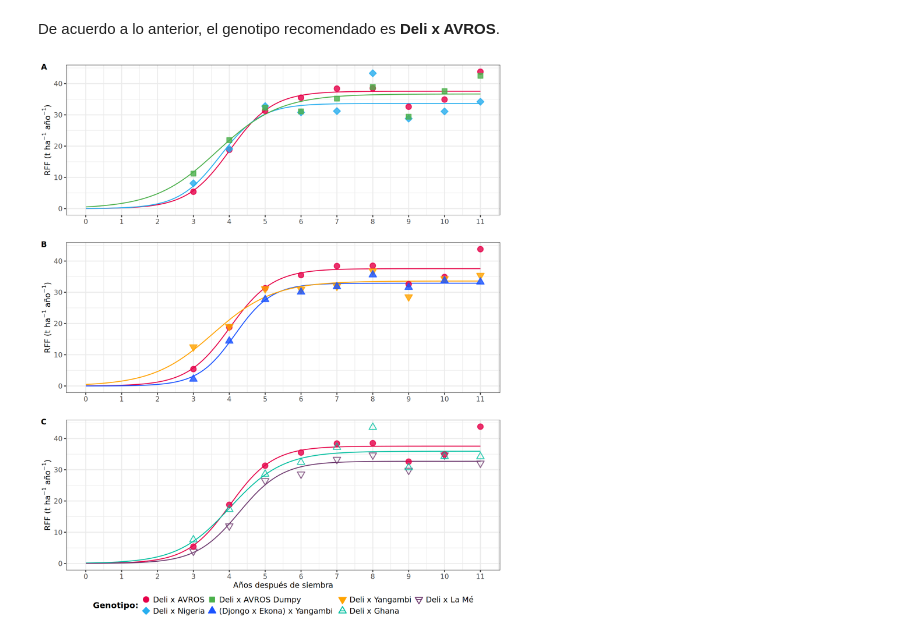
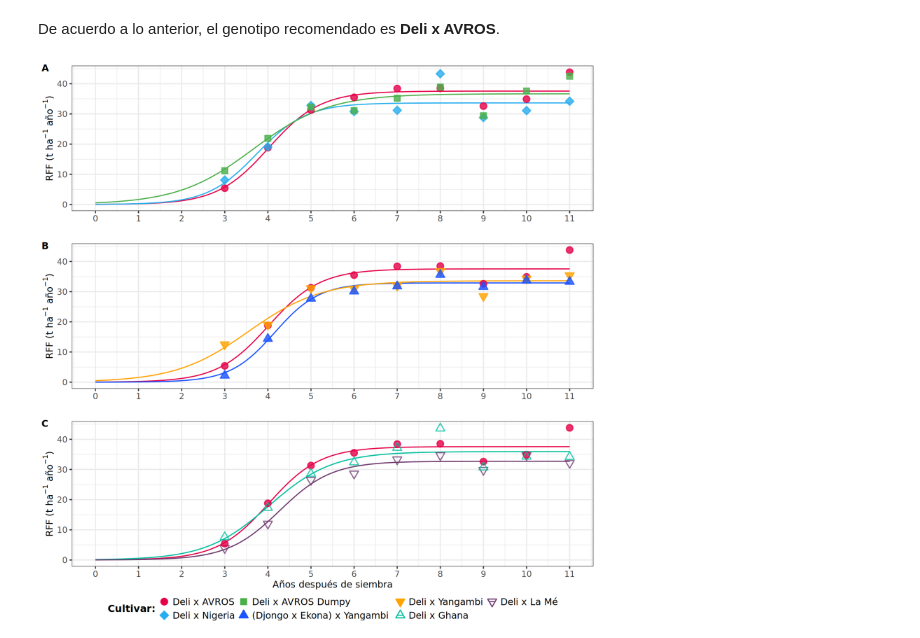
Before and after one commit to hdescobarh/journey-resolution, a Jupyter notebook: FV_Taller03_crecimiento/Code/raw_report.ipynb, the cells around one changed output. Cells and saved outputs as stored; diff of their text form; code cells hidden in the pictures.

```diff
--- a/FV_Taller03_crecimiento/Code/raw_report.ipynb
+++ b/FV_Taller03_crecimiento/Code/raw_report.ipynb
@@ -241,14 +261,0 @@ Se seleccionará el genotipo priorizando empezar a producir en menor tiempo (alt
-# %%
-top_genotypes <- data.frame(
-  Genotype = productivity$Genotype,
-  Rank = (percent_rank(productivity$prod_effic) +
-    percent_rank(-1 * productivity$year_max_prod) +
-    percent_rank(-1 * productivity$precocity) +
-    0.8 * percent_rank(productivity$max_prod) +
-    0.5 * percent_rank(productivity$total_prod)
-  ) / sum(3 + 0.8 + 0.5),
-  stringsAsFactors = TRUE
-) %>%
-  arrange(desc(Rank))
-
-top_genotypes
@@ -349,9 +345,9 @@ plot_curves <- function(
         {
           -1
         } * ")"),
-      color = "Genotipo:",
-      shape = "Genotipo:",
-      fill = "Genotipo:",
+      color = "Cultivar:",
+      shape = "Cultivar:",
+      fill = "Cultivar:",
     ) +
     scale_colour_manual(values = genotype_colors) +
     scale_fill_manual(values = genotype_colors) +
@@ -361,7 +357,7 @@ plot_curves <- function(
     ) +
     theme(
       legend.position = "bottom",
-      legend.box.margin = margin(0, 0, 10, 0),
+      legend.box.margin = margin(10, 0, 10, 0),
       legend.key.width = unit(0, "pt"),
       legend.title = element_text(face = "bold")
     )
@@ -397,33 +393,33 @@ grid_without_legend <- plot_grid(
   labels = "AUTO",
   label_size = 18
 )
 
 # Es una leyenda en común para todos, se extraerá de está gráfica
 
 to_get_legend_plot <- plot_curves(
   curves_df, data, levels(curves_df$Genotype),
   genotype_colors, genotype_shapes
 ) +
   theme(
-    legend.box.margin = margin(0, 0, 70, 0)
+    legend.box.margin = margin(20, 0, 80, 0)
   )
 
 # normalmente sería con cowplot::get_legend, pero como no está funcionando
 # está es una alternativa
 grid_legend <- gtable_filter(
   ggplot_gtable(
     ggplot_build(to_get_legend_plot)
   ), "guide-box"
 )
 
 # Ajusta las dimensiones para el device y combina todo
-old_plot_height <- options(repr.plot.height = 18)
+old_plot_height <- options(repr.plot.height = 15)
 
 final_plot <- plot_grid(
   grid_without_legend, grid_legend,
   ncol = 1, rel_heights = c(1, .05)
 )
 
 final_plot
 # %% [output]
-[figure, old version]
+[figure, new version]
```
Also changed, not shown: parts of 11 cells of this notebook, 2 other files.
